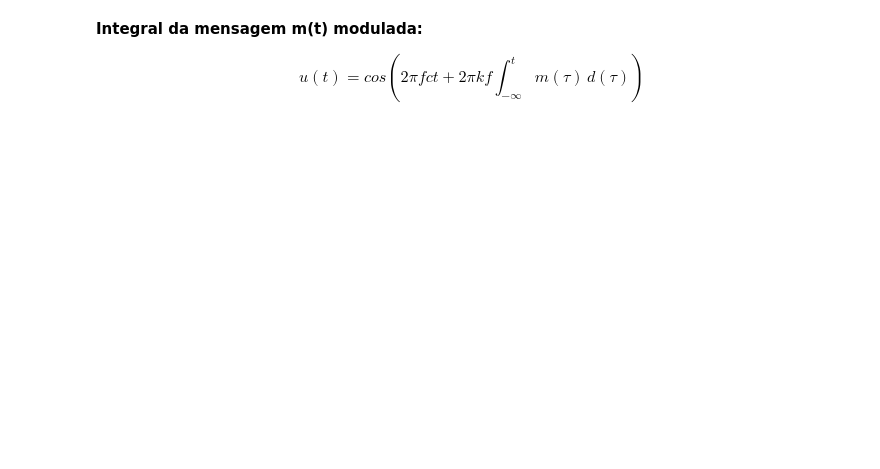
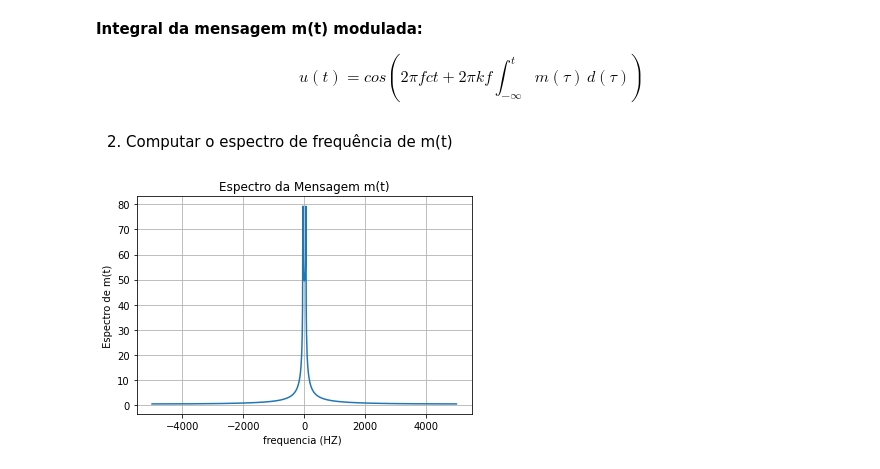
Before and after one commit to mfelippe/Principio-de-Comunica-o, a Jupyter notebook: Sinais AM e FM/Prova_3.ipynb, the cells around one changed output. Cells and saved outputs as stored; diff of their text form; code cells hidden in the pictures; blank space fills up the shorter version.

```diff
--- a/Sinais AM e FM/Prova_3.ipynb
+++ b/Sinais AM e FM/Prova_3.ipynb
@@ -5,12 +5,12 @@ import scipy.integrate as scpi
 from scipy.signal import butter, lfilter, hilbert
 # %%
 #parametros da simulação
-t0 = 0.1
+T = 0.1
 ts = 0.0001
 fc = 250
-fs = 1/ts
-
-t  = np.linspace(0,t0,1000) # Tempo t
+fs = 1/0.0001
+N = int(T*fs) #número de pontos
+t  = np.linspace(0,N-1,N)*ts # Tempo t
 # %% [markdown]
 # Considere a mensagem
 ![equação1](eq.jpg)
@@ -56,3 +56,16 @@ plt.show()
 **Integral da mensagem m(t) modulada:**
 
 $$ u(t)=cos(2\pi fct + 2\pi kf \int_{-\infty}^{t} m({\tau})\,d(\tau )) $$
+# %% [markdown]
+2. Computar o espectro de frequência de m(t)
+# %%
+#espectro de m(t)
+M_F = np.fft.fftshift(np.fft.fft(m_t)) #espectro de m(t)
+plt.plot(f,np.abs(M_F))
+plt.grid()
+plt.xlabel('frequencia (HZ) ')
+plt.ylabel(' Espectro de m(t) ')
+plt.title('Espectro da Mensagem m(t)')
+plt.show()
+# %% [output]
+[figure, added]
```
Also changed, not shown: parts of 17 cells of this notebook.
